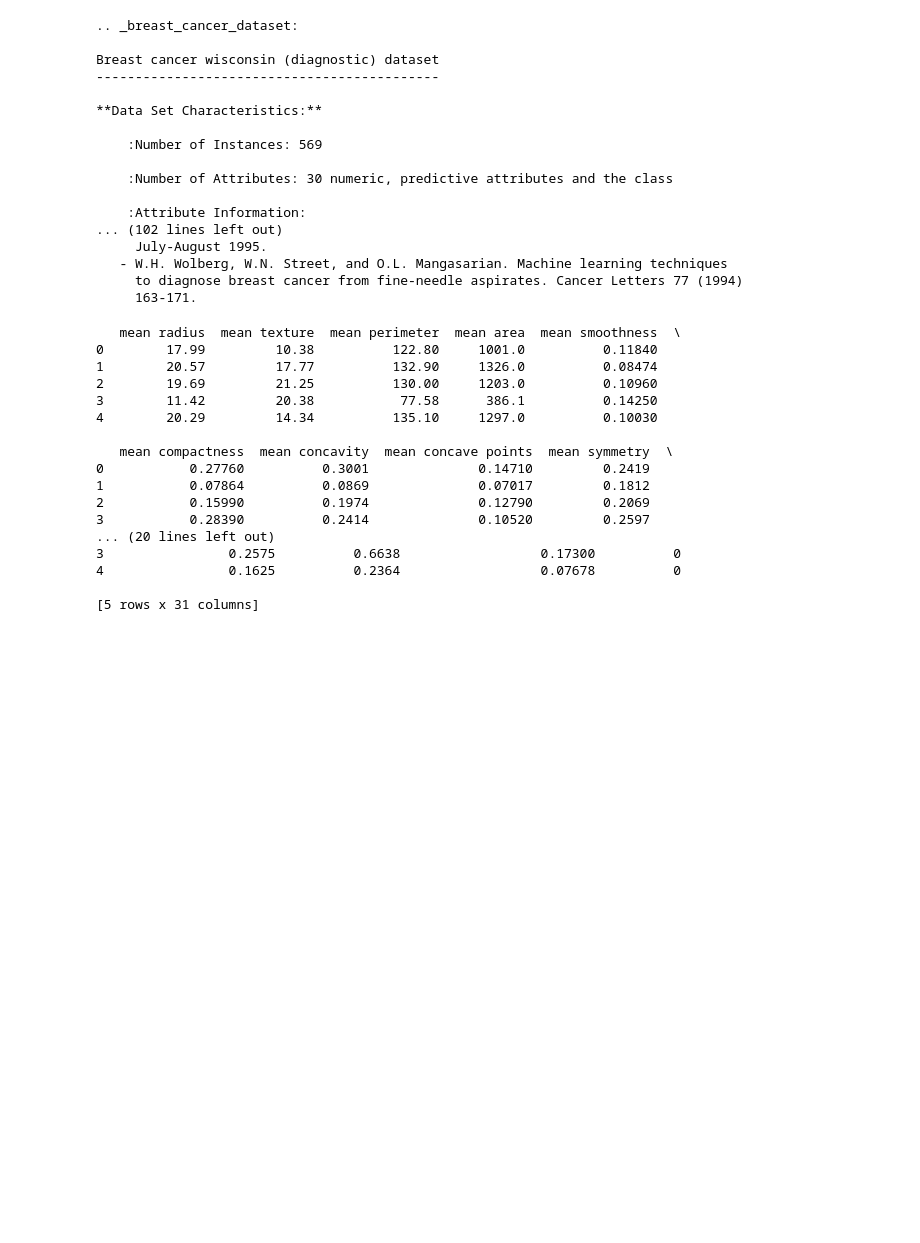
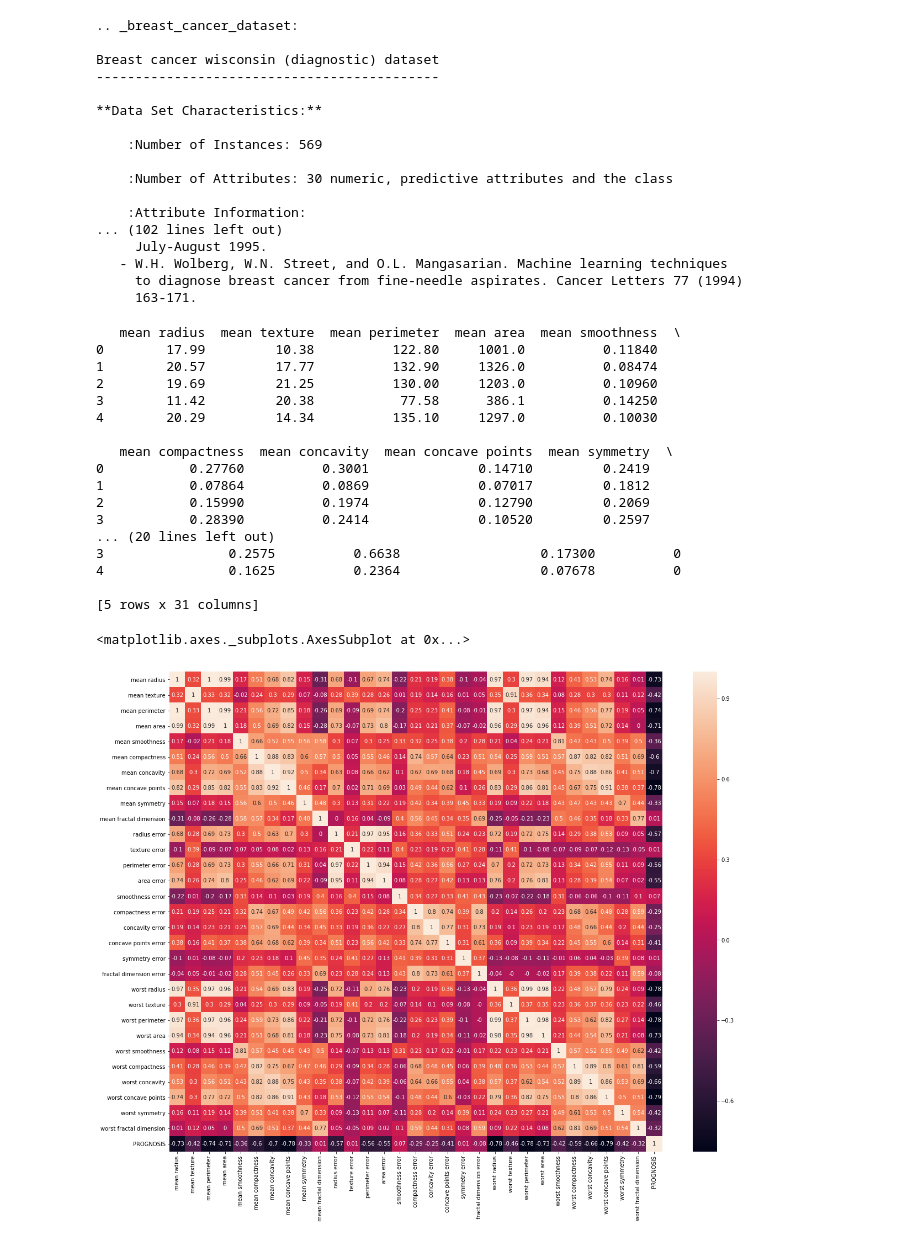
Before and after one commit to ebonnecab/ds2-1, a Jupyter notebook: SVM_hw.ipynb, the cells around one changed output. Saved outputs shown, nothing was run; the diff lists cells and outputs as text; code cells hidden in the pictures; blank space fills up the shorter version.

Commit message:
added heatmap to observe correlations

```diff
--- a/SVM_hw.ipynb
+++ b/SVM_hw.ipynb
@@ -65,3 +65,11 @@ print(bc_df.head())
 4                0.1625          0.2364                  0.07678          0
 
 [5 rows x 31 columns]
+# %%
+f, ax = plt.subplots(figsize=(20,16))
+corr = bc_df.corr().round(2)
+sns.heatmap(corr, xticklabels=corr.columns.values,
+           yticklabels=corr.columns.values, annot=True)
+# %% [output]
+<matplotlib.axes._subplots.AxesSubplot at 0x...>
+[figure, added]
```
Also changed, not shown: parts of 1 cell of this notebook.
